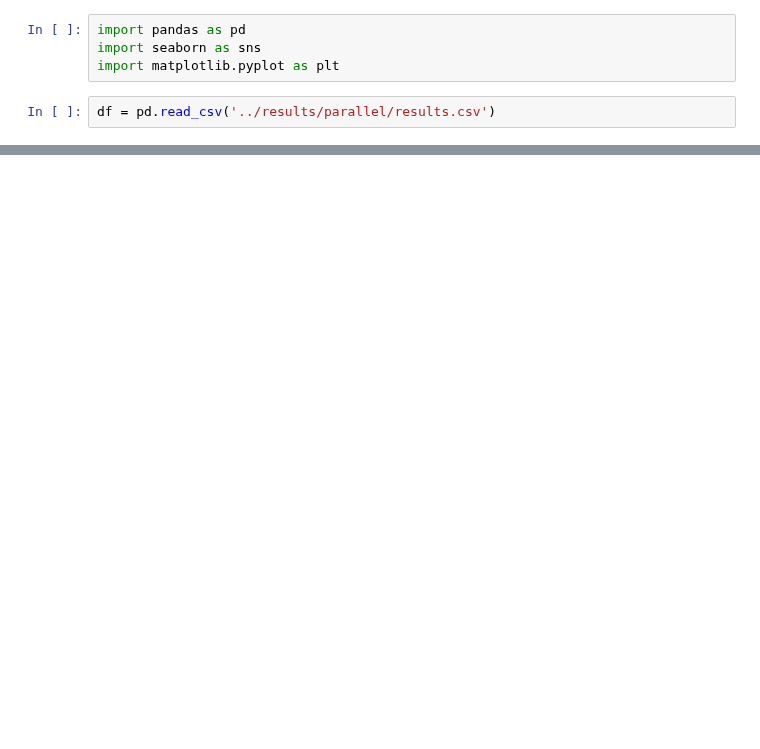
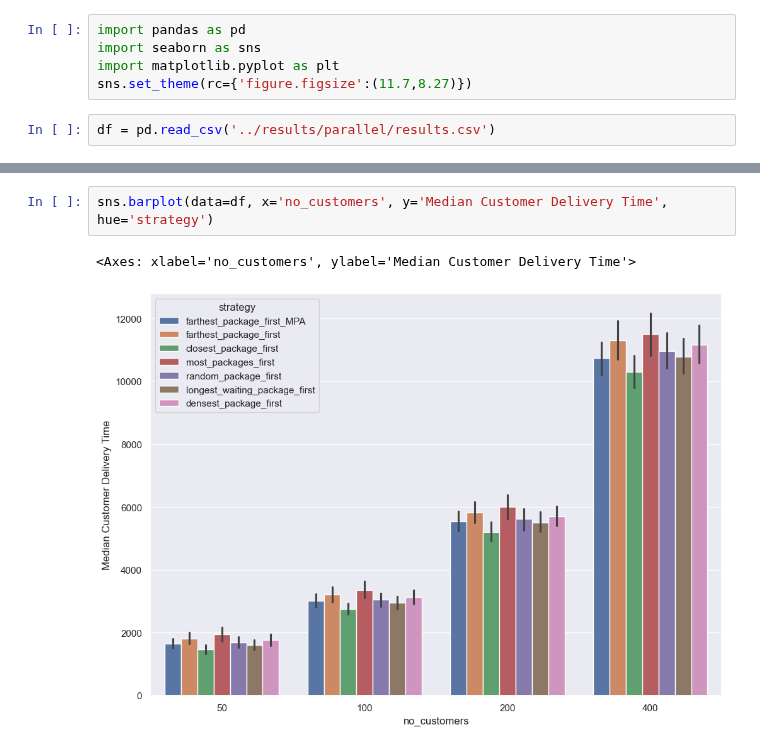
Before and after one commit to olabolola/uav-optimisation-research, a Jupyter notebook: notebooks/meow.ipynb, the cells around one changed output, grey strips where cells are left out. Saved outputs shown, nothing was run; the diff lists cells and outputs as text; blank space fills up the shorter version.

```diff
--- a/notebooks/meow.ipynb
+++ b/notebooks/meow.ipynb
@@ -2,5 +2,6 @@
 import pandas as pd
 import seaborn as sns
 import matplotlib.pyplot as plt
+sns.set_theme(rc={'figure.figsize':(11.7,8.27)})
 # %%
 df = pd.read_csv('../results/parallel/results.csv')
@@ -11,0 +26,5 @@ df.avg_nodropoffs_4.hist()
+# %%
+sns.barplot(data=df, x='no_customers', y='Median Customer Delivery Time', hue='strategy')
+# %% [output]
+<Axes: xlabel='no_customers', ylabel='Median Customer Delivery Time'>
+[figure, added]
```
Also changed, not shown: parts of 2 cells of this notebook, 6 other files.
